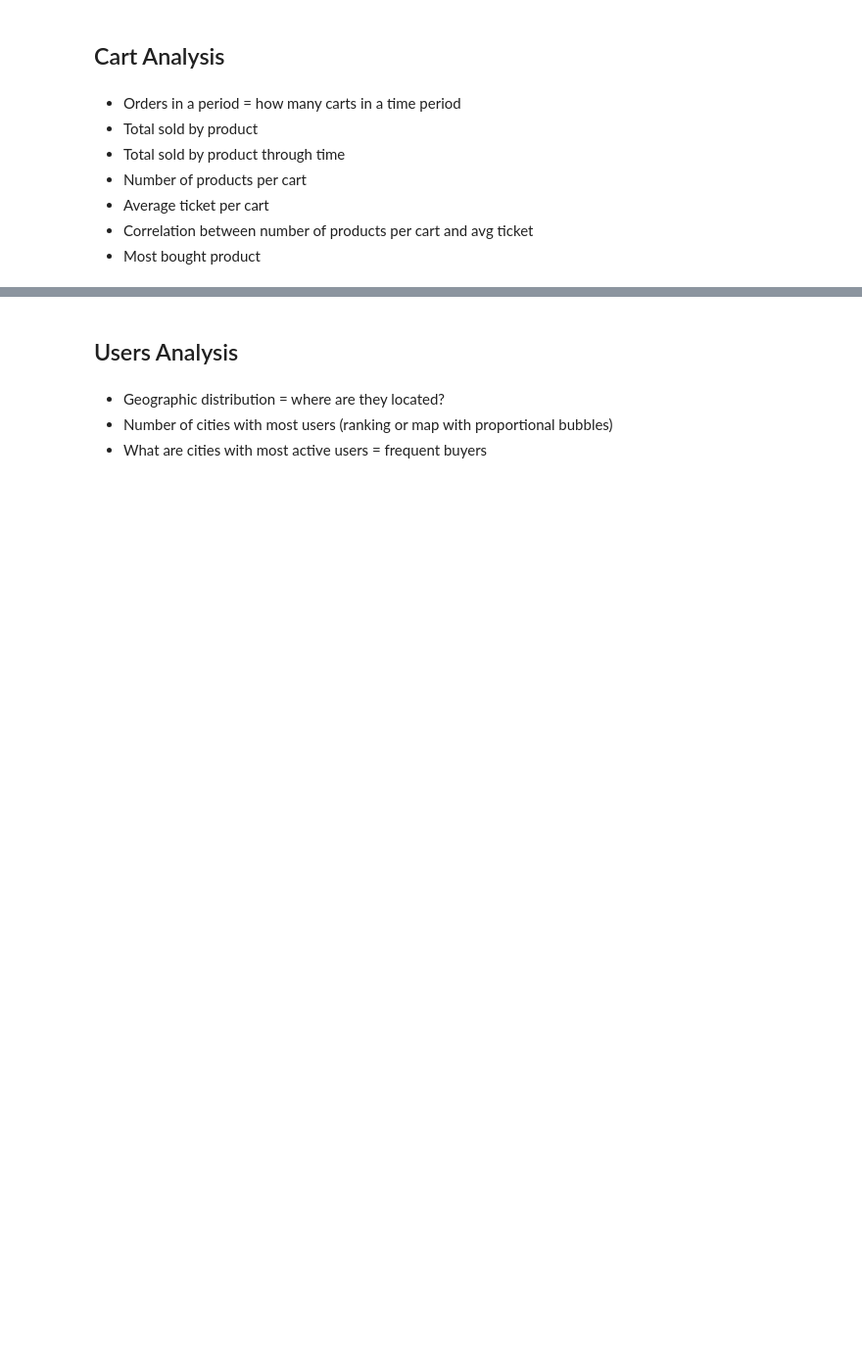
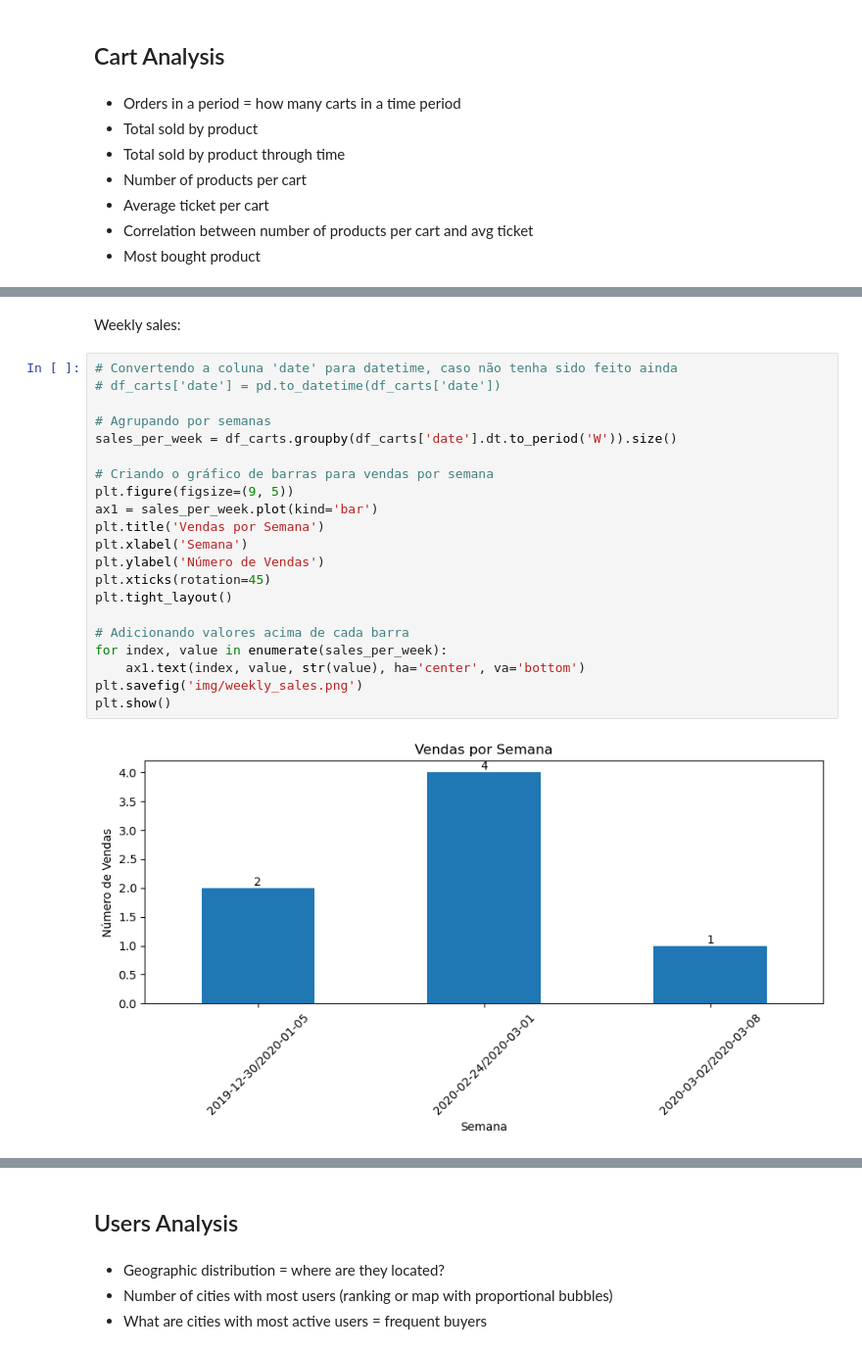
Before and after one commit to joaomj/api_data_analysis, a Jupyter notebook: notebook_eda.ipynb, the cells around one changed output, grey strips where cells are left out. Shown at 98% size. Drawn from its saved outputs; the diff is of its cells as text; blank space fills up the shorter version.

```diff
--- a/notebook_eda.ipynb
+++ b/notebook_eda.ipynb
@@ -746,0 +780,25 @@ print(top_products[['title', 'weighted_rating']].head())
+# %% [markdown]
+Weekly sales:
+# %%
+# Convertendo a coluna 'date' para datetime, caso não tenha sido feito ainda
+# df_carts['date'] = pd.to_datetime(df_carts['date'])
+
+# Agrupando por semanas
+sales_per_week = df_carts.groupby(df_carts['date'].dt.to_period('W')).size()
+
+# Criando o gráfico de barras para vendas por semana
+plt.figure(figsize=(9, 5))
+ax1 = sales_per_week.plot(kind='bar')
+plt.title('Vendas por Semana')
+plt.xlabel('Semana')
+plt.ylabel('Número de Vendas')
+plt.xticks(rotation=45)
+plt.tight_layout()
+
+# Adicionando valores acima de cada barra
+for index, value in enumerate(sales_per_week):
+    ax1.text(index, value, str(value), ha='center', va='bottom')
+plt.savefig('img/weekly_sales.png')
+plt.show()
+# %% [output]
+[figure, added]
```
Also changed, not shown: parts of 10 cells of this notebook.
